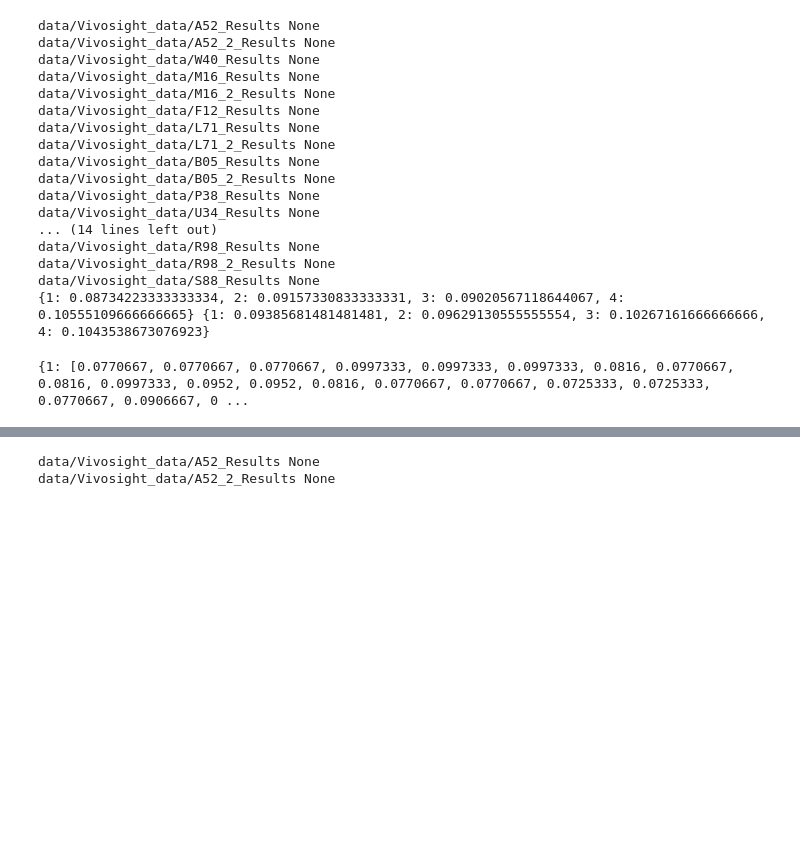
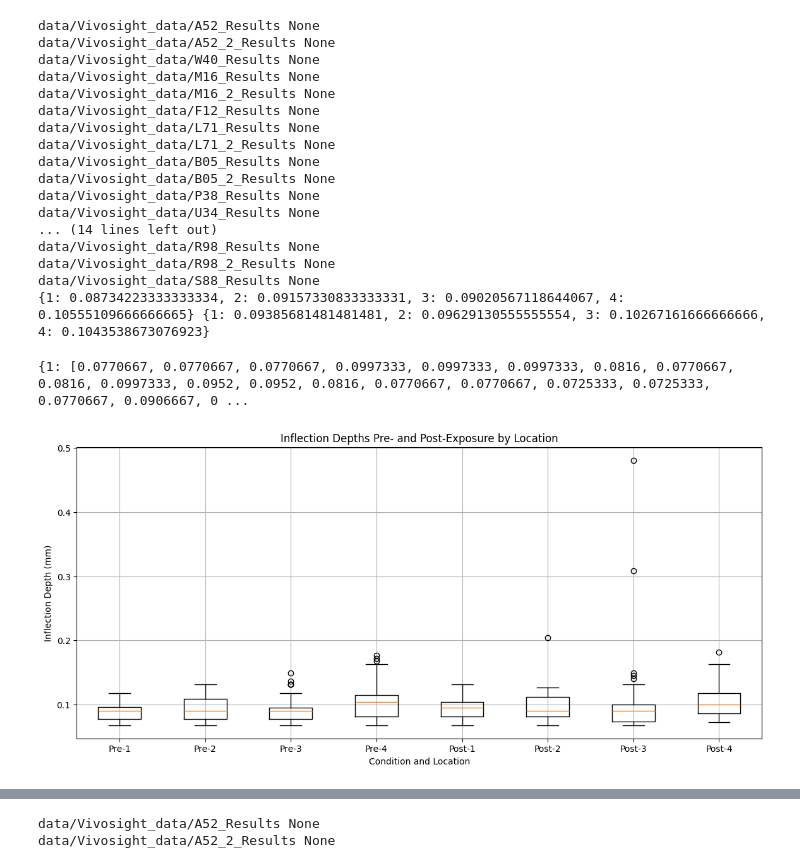
Before and after one commit to alejjara1/MeS_Vivosight, a Jupyter notebook: code/epidermal_returns.ipynb, the cells around one changed output, grey strips where cells are left out. Cells and saved outputs as stored; diff of their text form; code cells hidden in the pictures; blank space fills up the shorter version.

Commit message:
plots in epidermal_returns

```diff
--- a/code/epidermal_returns.ipynb
+++ b/code/epidermal_returns.ipynb
@@ -142,3 +143,17 @@ data/Vivosight_data/S88_Results None
 print(location_pre_dict)
 # %% [output]
 {1: [0.0770667, 0.0770667, 0.0770667, 0.0997333, 0.0997333, 0.0997333, 0.0816, 0.0770667, 0.0816, 0.0997333, 0.0952, 0.0952, 0.0816, 0.0770667, 0.0770667, 0.0725333, 0.0725333, 0.0770667, 0.0906667, 0 ...
+# %%
+# Combine pre and post into one boxplot
+plt.figure(figsize=(14, 6))
+combined_data = [location_pre_dict[loc] for loc in [1,2,3,4]] + [location_post_dict[loc] for loc in [1,2,3,4]]
+combined_labels = [f"Pre-{loc}" for loc in [1,2,3,4]] + [f"Post-{loc}" for loc in [1,2,3,4]]
+
+plt.boxplot(combined_data, labels=combined_labels)
+plt.title("Inflection Depths Pre- and Post-Exposure by Location")
+plt.ylabel("Inflection Depth (mm)")
+plt.xlabel("Condition and Location")
+plt.grid(True)
+plt.show()
+# %% [output]
+[figure, added]
```
Also changed, not shown: parts of 5 cells of this notebook, 1 other file.
